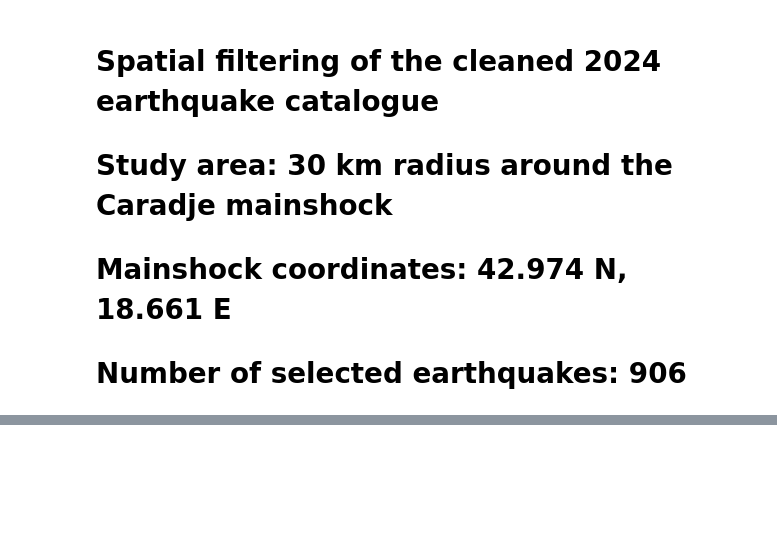
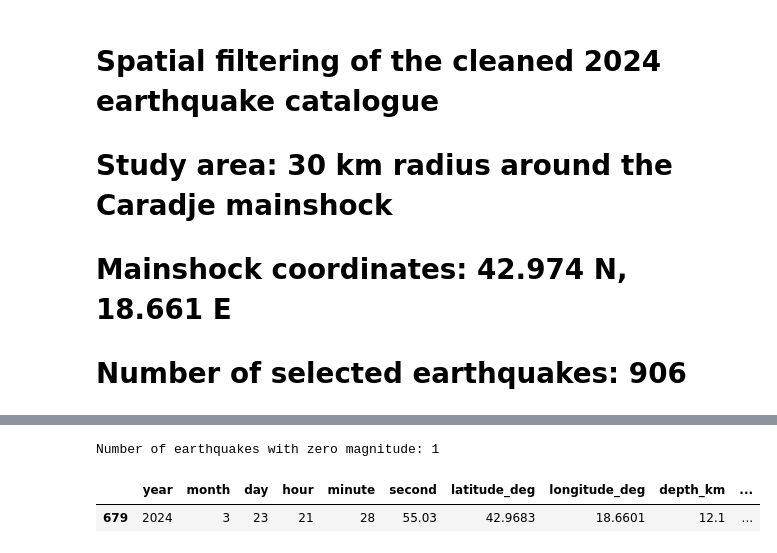
Before and after one commit to milena-seismo/DSB_capstone, a Jupyter notebook: DSB_Capstone_Milena.ipynb, the cells around one changed output, grey strips where cells are left out. Saved outputs shown, nothing was run; the diff lists cells and outputs as text; code cells hidden in the pictures; blank space fills up the shorter version.

```diff
--- a/DSB_Capstone_Milena.ipynb
+++ b/DSB_Capstone_Milena.ipynb
@@ -593,0 +603,21 @@ Number of earthquakes with zero depth: 20
+# %%
+
+# Check for earthquakes with zero magnitude
+zero_magnitude = caradje[
+    caradje["magnitude_ML_or_Md"] == 0
+].copy()
+
+# Display the number of zero-magnitude events
+print("Number of earthquakes with zero magnitude:", len(zero_magnitude))
+
+# Display events for manual verification
+display(zero_magnitude[[
+    "year", "month", "day",
+    "hour", "minute", "second",
+    "latitude_deg", "longitude_deg",
+    "depth_km", "magnitude_ML_or_Md"
+]])
+# %% [output]
+Number of earthquakes with zero magnitude: 1
+|  | year | month | day | hour | minute | second | latitude_deg | longitude_deg | depth_km | ... |
+| 679 | 2024 | 3 | 23 | 21 | 28 | 55.03 | 42.9683 | 18.6601 | 12.1 | ... |
```
Also changed, not shown: parts of 1 cell of this notebook.
